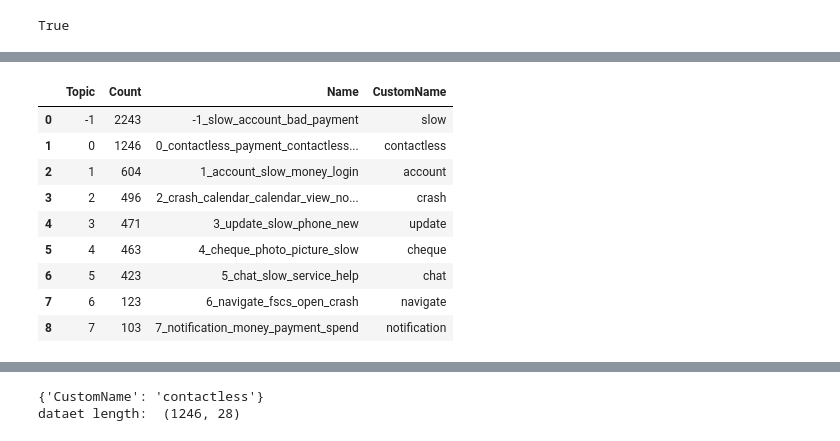
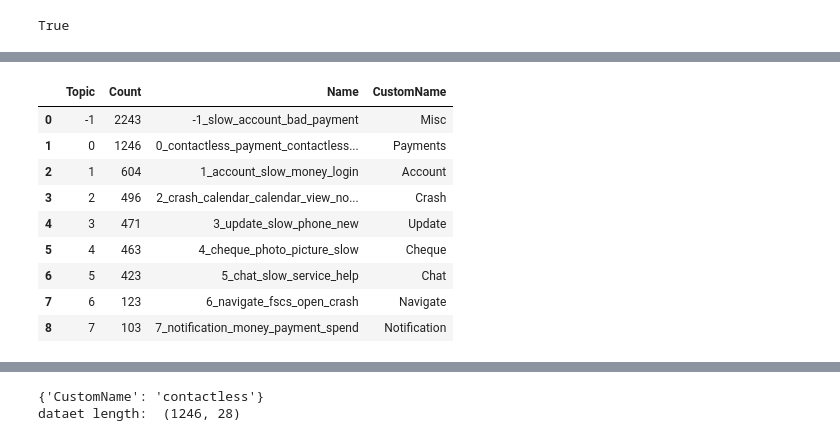
Before and after one commit to piygot5/Customer-Insights-Pack-POC, a Jupyter notebook: topic_modelling_BERT.ipynb, the cells around one changed output, grey strips where cells are left out. Cells and saved outputs as stored; diff of their text form; code cells hidden in the pictures.

```diff
--- a/topic_modelling_BERT.ipynb
+++ b/topic_modelling_BERT.ipynb
@@ -200,0 +295,3 @@ def topicModellingBERT(df,columns, textCol = "cleaned_data",min_df=4,max_feature
+# %%
+positive_final =BERTopic.load(MODEL_DIR+'positive_topic_modelling_1683191569')
+positive_final.get_topic_info()
@@ -201,14 +475,15 @@ def topicModellingBERT(df,columns, textCol = "cleaned_data",min_df=4,max_feature
 # %%
+|
 negative_model = BERTopic.load(MODEL_DIR+'negative_sentiment_version_2')
 negative_model.get_topic_info()
 # %% [output]
 |  | Topic | Count | Name | CustomName |
-| 0 | -1 | 2243 | -1_slow_account_bad_payment | slow |
-| 1 | 0 | 1246 | 0_contactless_payment_contactless... | contactless |
-| 2 | 1 | 604 | 1_account_slow_money_login | account |
-| 3 | 2 | 496 | 2_crash_calendar_calendar_view_no... | crash |
-| 4 | 3 | 471 | 3_update_slow_phone_new | update |
-| 5 | 4 | 463 | 4_cheque_photo_picture_slow | cheque |
-| 6 | 5 | 423 | 5_chat_slow_service_help | chat |
-| 7 | 6 | 123 | 6_navigate_fscs_open_crash | navigate |
-| 8 | 7 | 103 | 7_notification_money_payment_spend | notification |
+| 0 | -1 | 2243 | -1_slow_account_bad_payment | Misc |
+| 1 | 0 | 1246 | 0_contactless_payment_contactless... | Payments |
+| 2 | 1 | 604 | 1_account_slow_money_login | Account |
+| 3 | 2 | 496 | 2_crash_calendar_calendar_view_no... | Crash |
+| 4 | 3 | 471 | 3_update_slow_phone_new | Update |
+| 5 | 4 | 463 | 4_cheque_photo_picture_slow | Cheque |
+| 6 | 5 | 423 | 5_chat_slow_service_help | Chat |
+| 7 | 6 | 123 | 6_navigate_fscs_open_crash | Navigate |
+| 8 | 7 | 103 | 7_notification_money_payment_spend | Notification |
```
Also changed, not shown: parts of 63 cells of this notebook, 4 other files.
